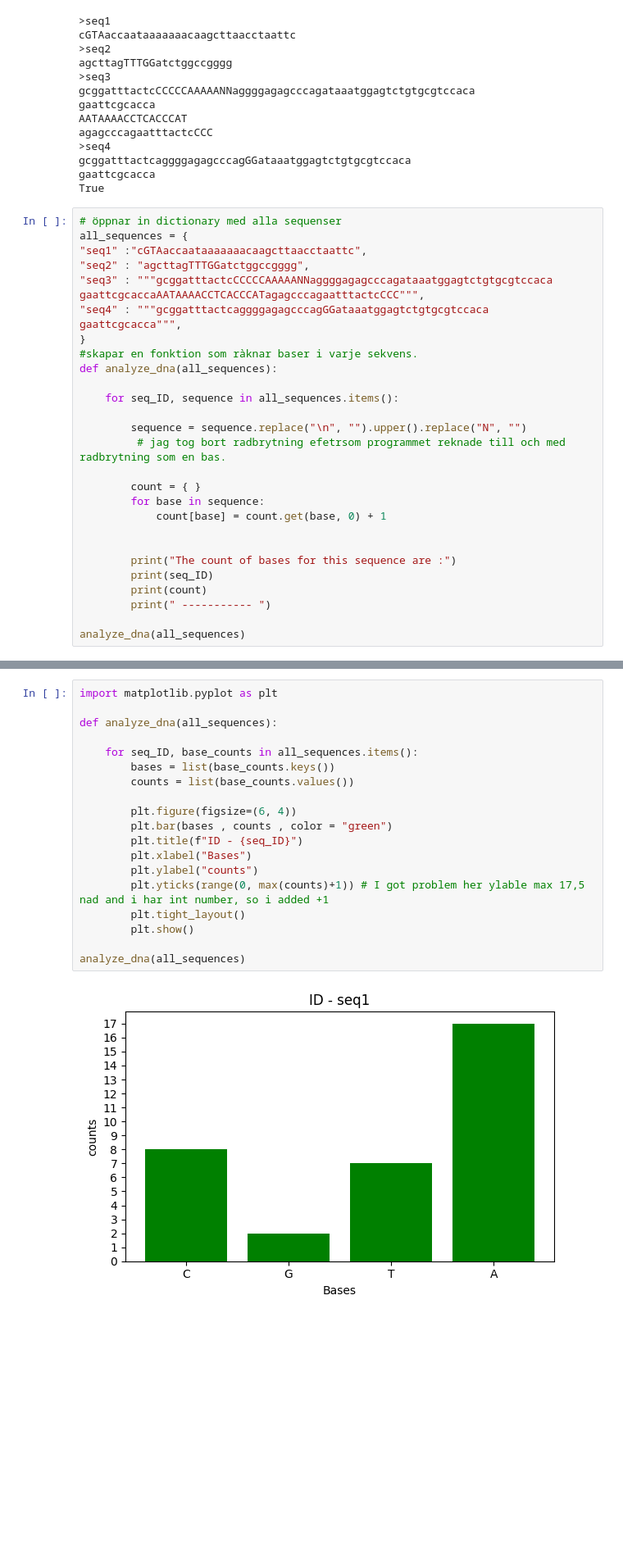
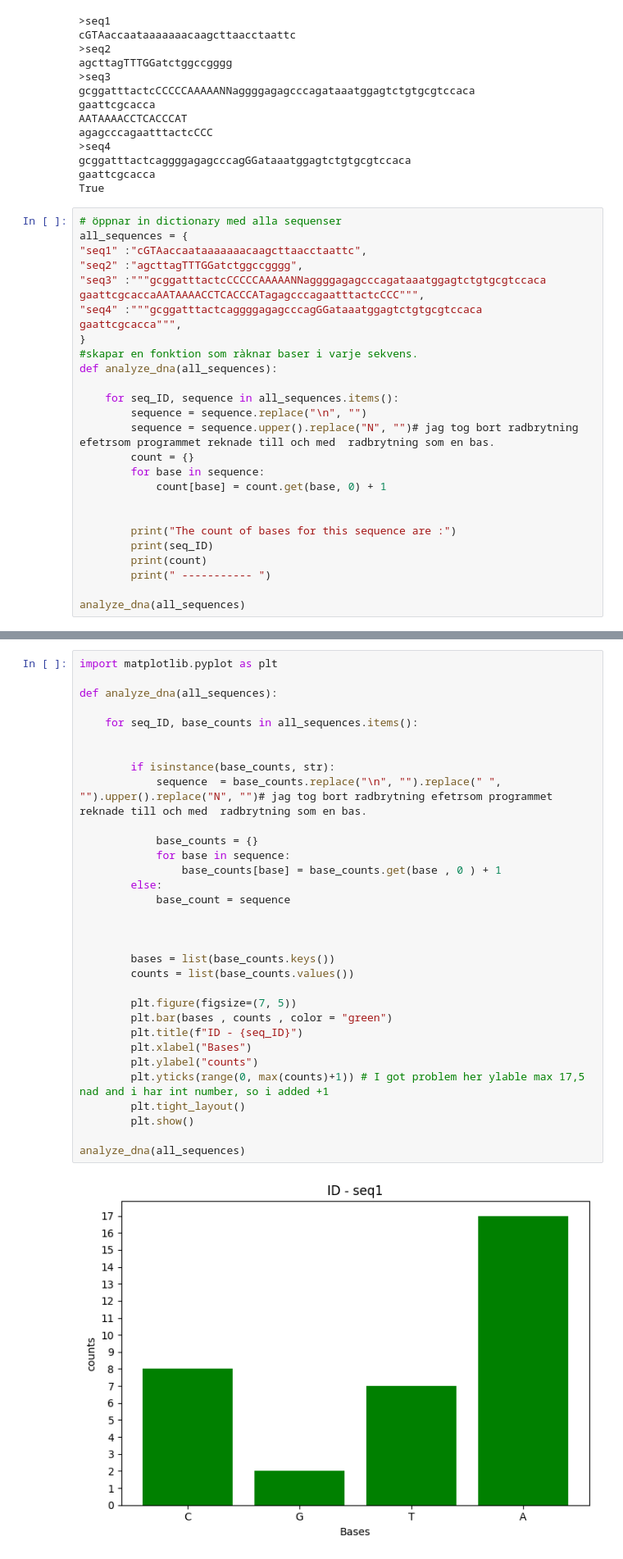
Before and after one commit to Zm-ah/python_-zineb-_-mouhib-_-DE25_lab1-, a Jupyter notebook: lab1.py/task2.ipynb, the cells around one changed output, grey strips where cells are left out. Shown at 82% size. Cells and saved outputs as stored; diff of their text form; blank space fills up the shorter version.

```diff
--- a/lab1.py/task2.ipynb
+++ b/lab1.py/task2.ipynb
@@ -29,21 +29,19 @@ True
 # öppnar in dictionary med alla sequenser
 all_sequences = {
 "seq1" :"cGTAaccaataaaaaaacaagcttaacctaattc",
-"seq2" : "agcttagTTTGGatctggccgggg",
-"seq3" : """gcggatttactcCCCCCAAAAANNaggggagagcccagataaatggagtctgtgcgtccaca
+"seq2" :"agcttagTTTGGatctggccgggg",
+"seq3" :"""gcggatttactcCCCCCAAAAANNaggggagagcccagataaatggagtctgtgcgtccaca
 gaattcgcaccaAATAAAACCTCACCCATagagcccagaatttactcCCC""",
-"seq4" : """gcggatttactcaggggagagcccagGGataaatggagtctgtgcgtccaca
+"seq4" :"""gcggatttactcaggggagagcccagGGataaatggagtctgtgcgtccaca
 gaattcgcacca""",
 }
 #skapar en fonktion som ràknar baser i varje sekvens.
 def analyze_dna(all_sequences):
 
     for seq_ID, sequence in all_sequences.items():
-
-        sequence = sequence.replace("\n", "").upper().replace("N", "")
-         # jag tog bort radbrytning efetrsom programmet reknade till och med  radbrytning som en bas.
-
-        count = { }
+        sequence = sequence.replace("\n", "")
+        sequence = sequence.upper().replace("N", "")# jag tog bort radbrytning efetrsom programmet reknade till och med  radbrytning som en bas.
+        count = {}
         for base in sequence:
             count[base] = count.get(base, 0) + 1
 
@@ -74,21 +72,34 @@ seq4
 # %%
 import matplotlib.pyplot as plt
 
 def analyze_dna(all_sequences):
 
     for seq_ID, base_counts in all_sequences.items():
+
+
+        if isinstance(base_counts, str):
+            sequence  = base_counts.replace("\n", "").replace(" ", "").upper().replace("N", "")# jag tog bort radbrytning efetrsom programmet reknade till och med  radbrytning som en bas.
+
+            base_counts = {}
+            for base in sequence:
+                base_counts[base] = base_counts.get(base , 0 ) + 1
+        else:
+            base_count = sequence
+
+
+
         bases = list(base_counts.keys())
         counts = list(base_counts.values())
 
-        plt.figure(figsize=(6, 4))
+        plt.figure(figsize=(7, 5))
         plt.bar(bases , counts , color = "green")
         plt.title(f"ID - {seq_ID}")
         plt.xlabel("Bases")
         plt.ylabel("counts")
         plt.yticks(range(0, max(counts)+1)) # I got problem her ylable max 17,5 nad and i har int number, so i added +1
         plt.tight_layout()
         plt.show()
 
 analyze_dna(all_sequences)
 # %% [output]
-[figure, old version]
+[figure, new version]
```
Also changed, not shown: parts of 1 cell of this notebook.
